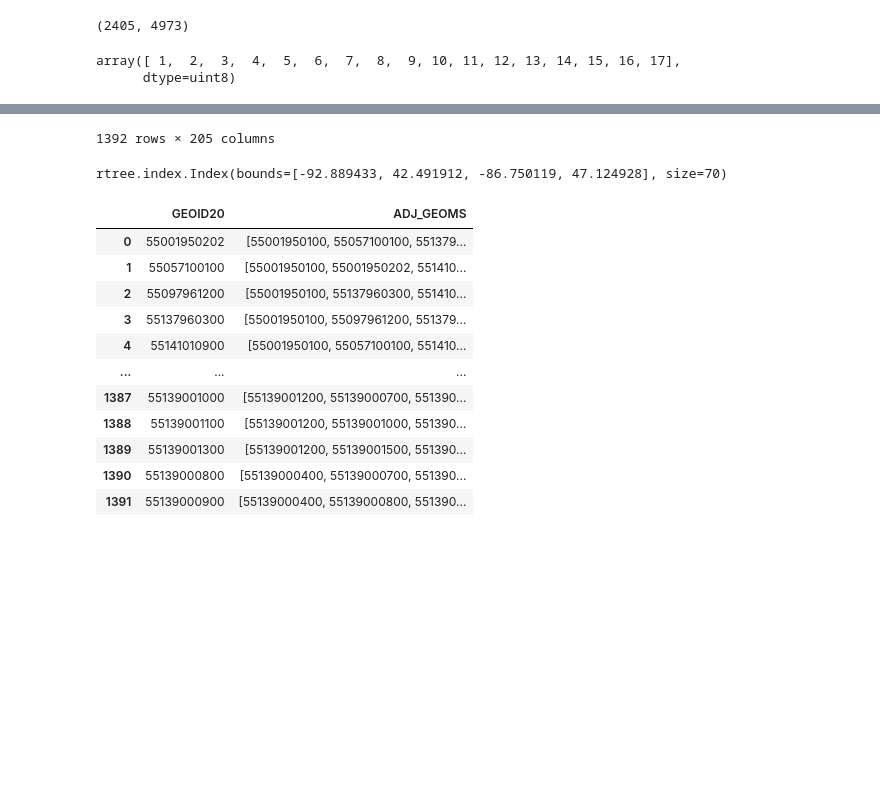
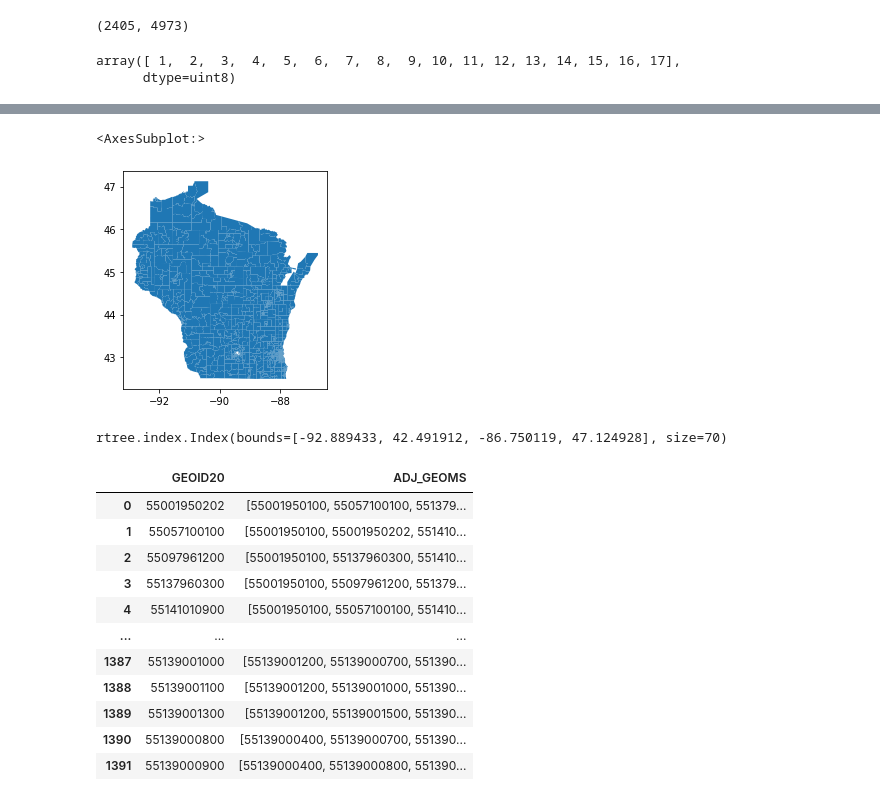
Before and after one commit to ychen884/STICC-GCC, a Jupyter notebook: GCC-part/checkmat.ipynb, the cells around one changed output, grey strips where cells are left out. Saved outputs shown, nothing was run; the diff lists cells and outputs as text; code cells hidden in the pictures; blank space fills up the shorter version.

```diff
--- a/GCC-part/checkmat.ipynb
+++ b/GCC-part/checkmat.ipynb
@@ -81,5 +81,5 @@ def calculate_adjacency(gdf, unique_col):
 # %%
 df = gp.read_file("../joined_data/WIct.shp")
 # %%
-df
+df.plot()
 # %% [output]
@@ -98,4 +86,5 @@ df
-1392 rows × 205 columns
+<AxesSubplot:>
+[figure, added]
 # %%
 df["geometry"].sindex
 # %% [output]
```
Also changed, not shown: parts of 3 cells of this notebook, 5 other files.
